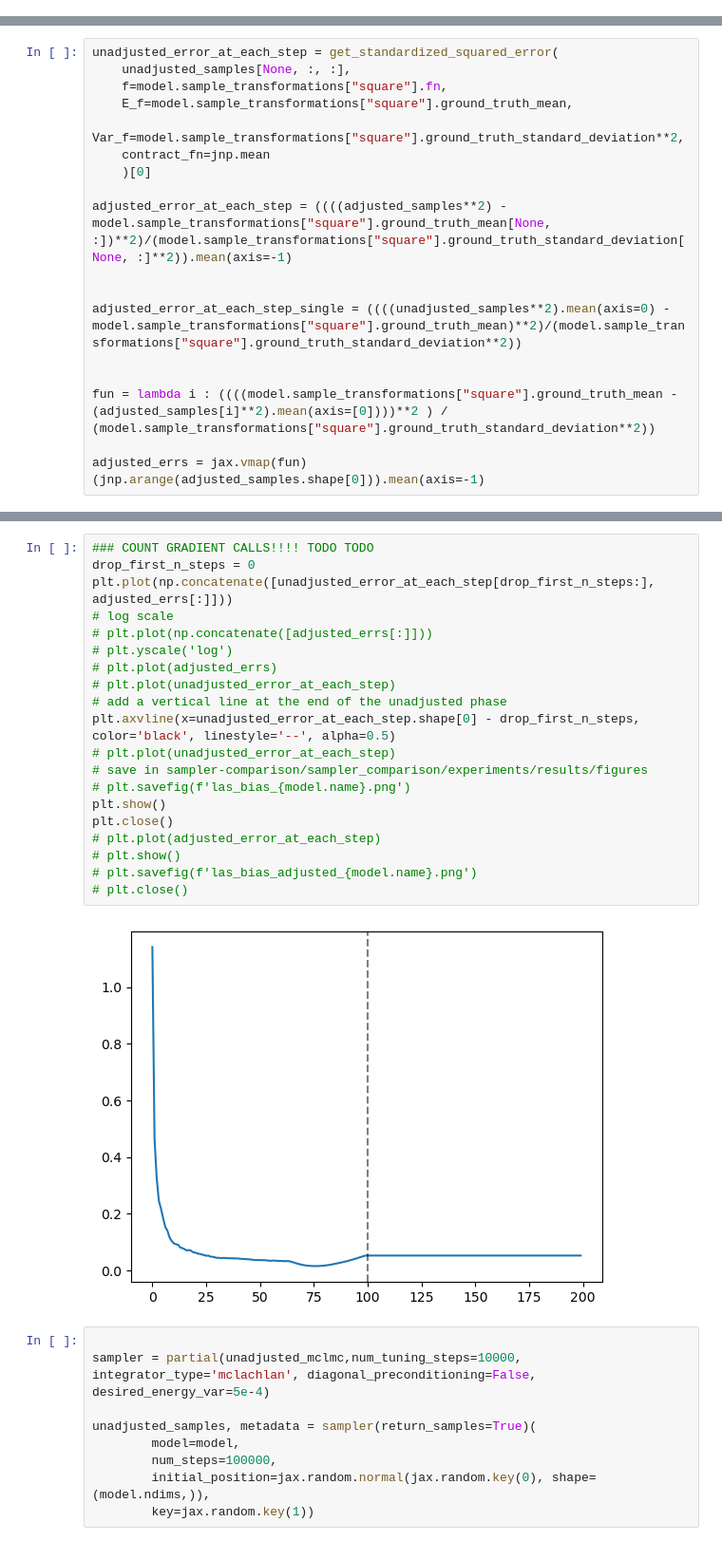
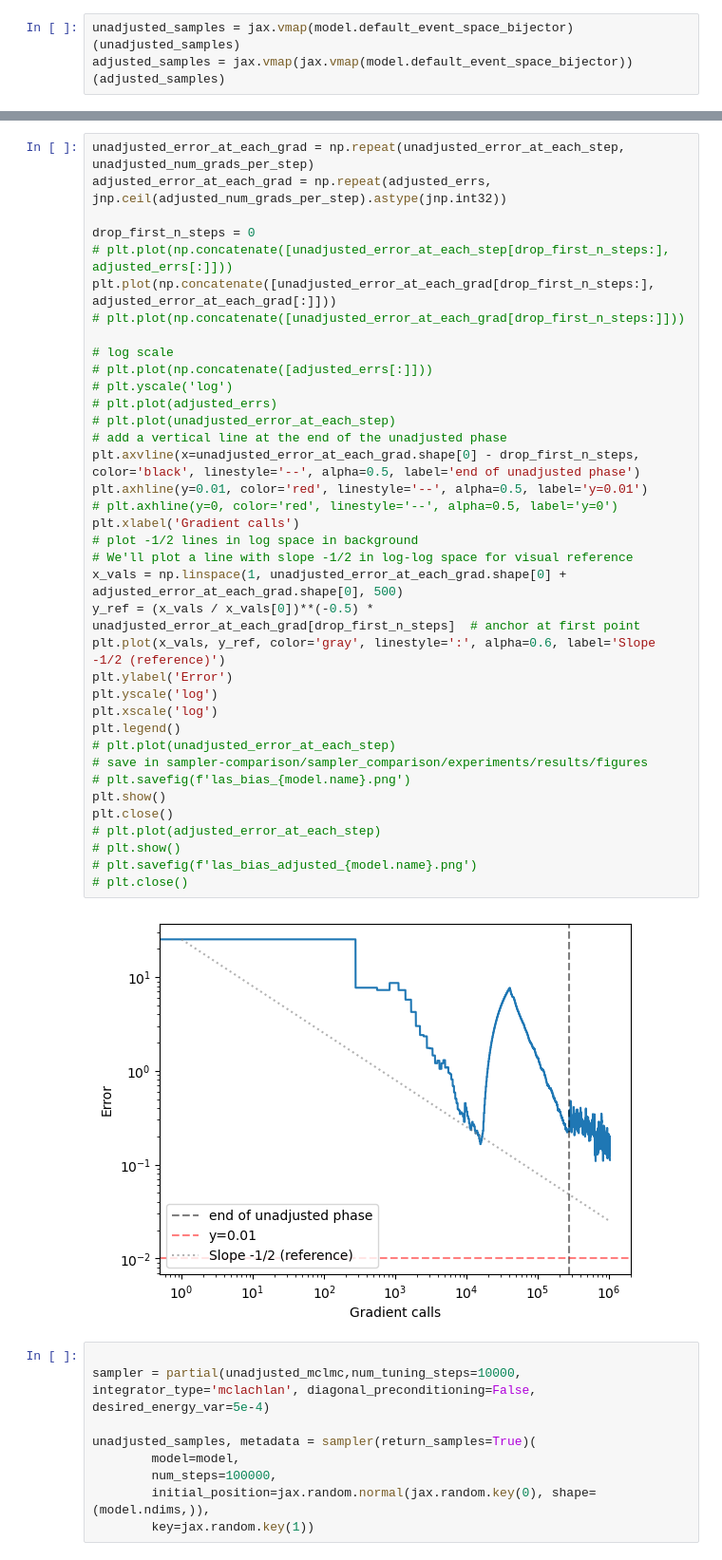
Before and after one commit to reubenharry/sampler-benchmarks, a Jupyter notebook: sampler-comparison/sampler_comparison/samplers/las.ipynb, the cells around one changed output, grey strips where cells are left out. Shown at 95% size. Saved outputs shown, nothing was run; the diff lists cells and outputs as text.

```diff
--- a/sampler-comparison/sampler_comparison/samplers/las.ipynb
+++ b/sampler-comparison/sampler_comparison/samplers/las.ipynb
@@ -395,0 +258,3 @@ plt.scatter(unadjusted_samples[:, 0], unadjusted_samples[:, 1], alpha=0.5, label
+# %%
+unadjusted_samples = jax.vmap(model.default_event_space_bijector)(unadjusted_samples)
+adjusted_samples = jax.vmap(jax.vmap(model.default_event_space_bijector))(adjusted_samples)
@@ -435,18 +320,0 @@ Array([9.2436559e-05, 1.5841631e-04, 1.2926717e-03, ..., 3.3932149e-05,
-# %%
-unadjusted_error_at_each_step = get_standardized_squared_error(
-    unadjusted_samples[None, :, :],
-    f=model.sample_transformations["square"].fn,
-    E_f=model.sample_transformations["square"].ground_truth_mean,
-    Var_f=model.sample_transformations["square"].ground_truth_standard_deviation**2,
-    contract_fn=jnp.mean
-    )[0]
-
-adjusted_error_at_each_step = ((((adjusted_samples**2) - model.sample_transformations["square"].ground_truth_mean[None, :])**2)/(model.sample_transformations["square"].ground_truth_standard_deviation[None, :]**2)).mean(axis=-1)
-
-
-adjusted_error_at_each_step_single = ((((unadjusted_samples**2).mean(axis=0) - model.sample_transformations["square"].ground_truth_mean)**2)/(model.sample_transformations["square"].ground_truth_standard_deviation**2))
-
-
-fun = lambda i : ((((model.sample_transformations["square"].ground_truth_mean -  (adjusted_samples[i]**2).mean(axis=[0])))**2 ) / (model.sample_transformations["square"].ground_truth_standard_deviation**2))
-
-adjusted_errs = jax.vmap(fun)(jnp.arange(adjusted_samples.shape[0])).mean(axis=-1)
@@ -453,25 +326,42 @@ adjusted_errs = jax.vmap(fun)(jnp.arange(adjusted_samples.shape[0])).mean(axis=-
 # %%
-### COUNT GRADIENT CALLS!!!! TODO TODO
+unadjusted_error_at_each_grad = np.repeat(unadjusted_error_at_each_step, unadjusted_num_grads_per_step)
+adjusted_error_at_each_grad = np.repeat(adjusted_errs, jnp.ceil(adjusted_num_grads_per_step).astype(jnp.int32))
+
 drop_first_n_steps = 0
-plt.plot(np.concatenate([unadjusted_error_at_each_step[drop_first_n_steps:], adjusted_errs[:]]))
+# plt.plot(np.concatenate([unadjusted_error_at_each_step[drop_first_n_steps:], adjusted_errs[:]]))
+plt.plot(np.concatenate([unadjusted_error_at_each_grad[drop_first_n_steps:], adjusted_error_at_each_grad[:]]))
+# plt.plot(np.concatenate([unadjusted_error_at_each_grad[drop_first_n_steps:]]))
+
 # log scale
 # plt.plot(np.concatenate([adjusted_errs[:]]))
 # plt.yscale('log')
 # plt.plot(adjusted_errs)
 # plt.plot(unadjusted_error_at_each_step)
 # add a vertical line at the end of the unadjusted phase
-plt.axvline(x=unadjusted_error_at_each_step.shape[0] - drop_first_n_steps, color='black', linestyle='--', alpha=0.5)
+plt.axvline(x=unadjusted_error_at_each_grad.shape[0] - drop_first_n_steps, color='black', linestyle='--', alpha=0.5, label='end of unadjusted phase')
+plt.axhline(y=0.01, color='red', linestyle='--', alpha=0.5, label='y=0.01')
+# plt.axhline(y=0, color='red', linestyle='--', alpha=0.5, label='y=0')
+plt.xlabel('Gradient calls')
+# plot -1/2 lines in log space in background
+# We'll plot a line with slope -1/2 in log-log space for visual reference
+x_vals = np.linspace(1, unadjusted_error_at_each_grad.shape[0] + adjusted_error_at_each_grad.shape[0], 500)
+y_ref = (x_vals / x_vals[0])**(-0.5) * unadjusted_error_at_each_grad[drop_first_n_steps]  # anchor at first point
+plt.plot(x_vals, y_ref, color='gray', linestyle=':', alpha=0.6, label='Slope -1/2 (reference)')
+plt.ylabel('Error')
+plt.yscale('log')
+plt.xscale('log')
+plt.legend()
 # plt.plot(unadjusted_error_at_each_step)
 # save in sampler-comparison/sampler_comparison/experiments/results/figures
 # plt.savefig(f'las_bias_{model.name}.png')
 plt.show()
 plt.close()
 # plt.plot(adjusted_error_at_each_step)
 # plt.show()
 # plt.savefig(f'las_bias_adjusted_{model.name}.png')
 # plt.close()
 # %% [output]
-[figure, old version]
+[figure, new version]
 # %%
 
 sampler = partial(unadjusted_mclmc,num_tuning_steps=10000, integrator_type='mclachlan', diagonal_preconditioning=False, desired_energy_var=5e-4)
```
Also changed, not shown: parts of 20 cells of this notebook, 16 other files.
